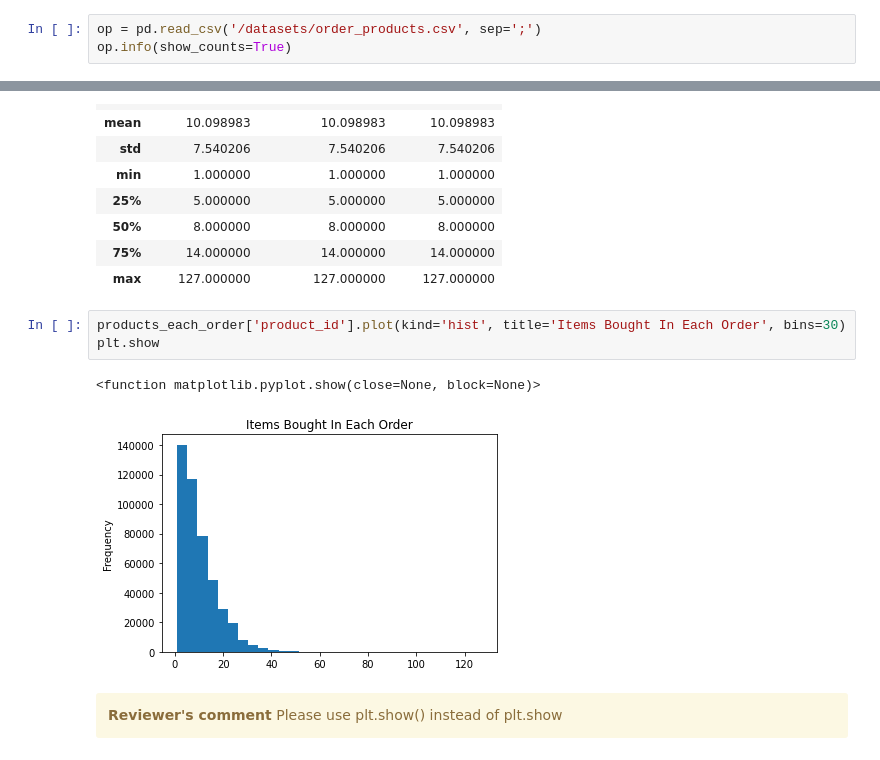
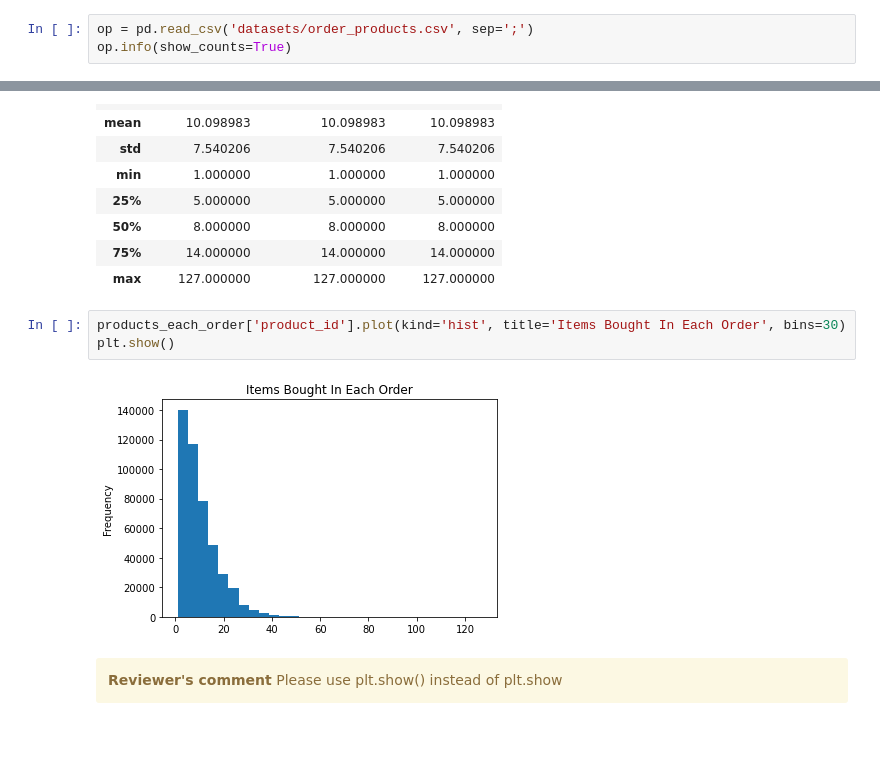
Before and after one commit to EliezerSapir/TripleTen_projects, a Jupyter notebook: Sprint 7 - Exploring and Cleaning Data with Pandas/Sprint 7 - Instacart - Exploring and Cleaning Data with Pandas.ipynb, the cells around one changed output, grey strips where cells are left out. Drawn from its saved outputs; the diff is of its cells as text.

```diff
--- a/Sprint 7 - Exploring and Cleaning Data with Pandas/Sprint 7 - Instacart - Exploring and Cleaning Data with Pandas.ipynb
+++ b/Sprint 7 - Exploring and Cleaning Data with Pandas/Sprint 7 - Instacart - Exploring and Cleaning Data with Pandas.ipynb
@@ -95,7 +48,7 @@ memory usage: 1.5+ MB
 # %% [markdown]
 The products dataset also had ';' as a separator.  There are 49694 products listed and only 48436 product names (missing information or duplicate rows).  All number datatypes are int64 and the names are strings.
 # %%
-op = pd.read_csv('/datasets/order_products.csv', sep=';')
+op = pd.read_csv('datasets/order_products.csv', sep=';')
 op.info(show_counts=True)
 # %% [output]
 <class 'pandas.core.frame.DataFrame'>
@@ -974,10 +872,9 @@ products_each_order.describe()
 | max | 127.000000 | 127.000000 | 127.000000 |
 # %%
 products_each_order['product_id'].plot(kind='hist', title='Items Bought In Each Order', bins=30)
-plt.show
+plt.show()
 # %% [output]
-<function matplotlib.pyplot.show(close=None, block=None)>
-[figure, old version]
+[figure, new version]
 # %% [markdown]
 <div class="alert alert-block alert-warning"> <b>Reviewer's comment</b> <a
 class="tocSkip"></a>
```
Also changed, not shown: parts of 41 cells of this notebook.
